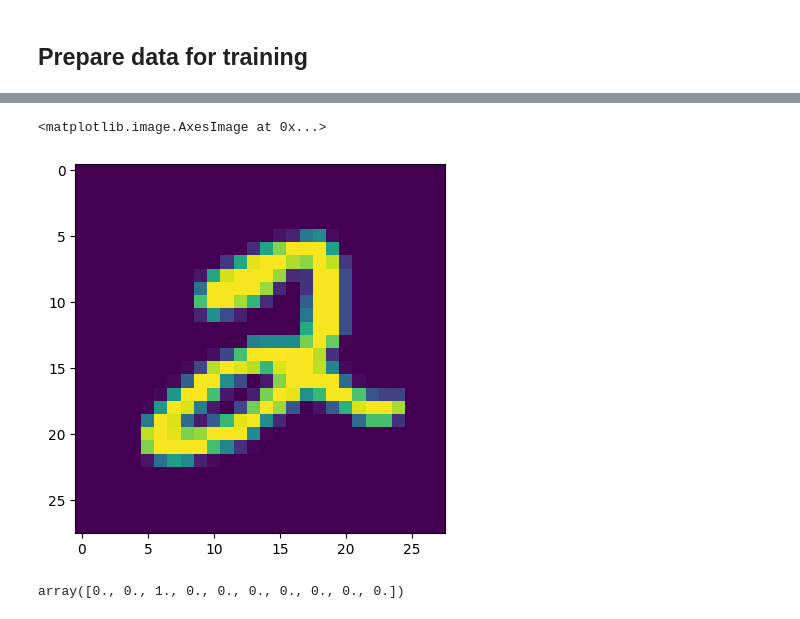
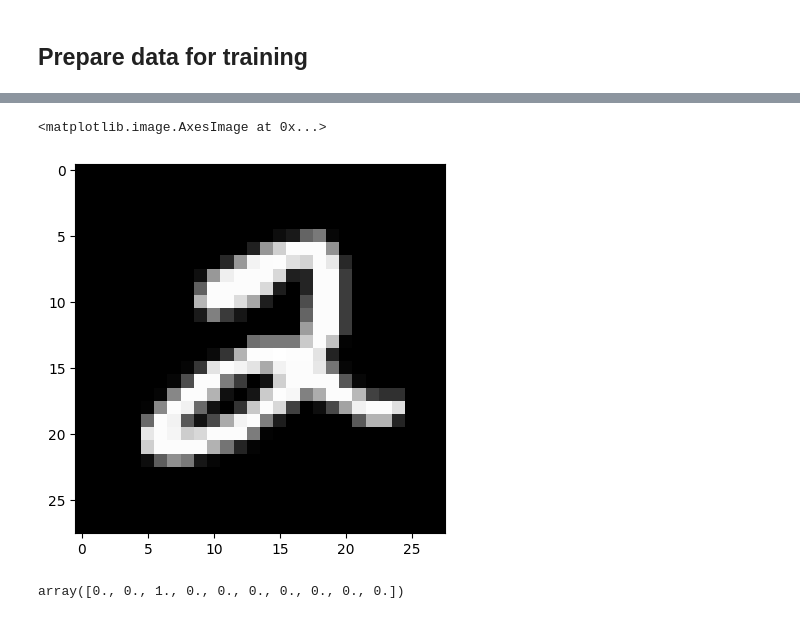
Before and after one commit to uwescience/ai-in-practice, a Jupyter notebook: book/tutorials/AI_in_Practice_Day1_1_Intro_NN.ipynb, the cells around one changed output, grey strips where cells are left out. Drawn from its saved outputs; the diff is of its cells as text; code cells hidden in the pictures.

```diff
--- a/book/tutorials/AI_in_Practice_Day1_1_Intro_NN.ipynb
+++ b/book/tutorials/AI_in_Practice_Day1_1_Intro_NN.ipynb
@@ -82,10 +80,10 @@ x_train shape: (60000, 28, 28)
 y_train shape: (60000, 10)
 # %%
 # display one image
-plt.imshow(x_train[5,:,:])
+plt.imshow(x_train[5,:,:], cmap='gray')
 # %% [output]
 <matplotlib.image.AxesImage at 0x...>
-[figure, old version]
+[figure, new version]
 # %%
 # display corresponding label (one-hot encoding format)
 y_train[5,:]
```
Also changed, not shown: parts of 35 cells of this notebook.
